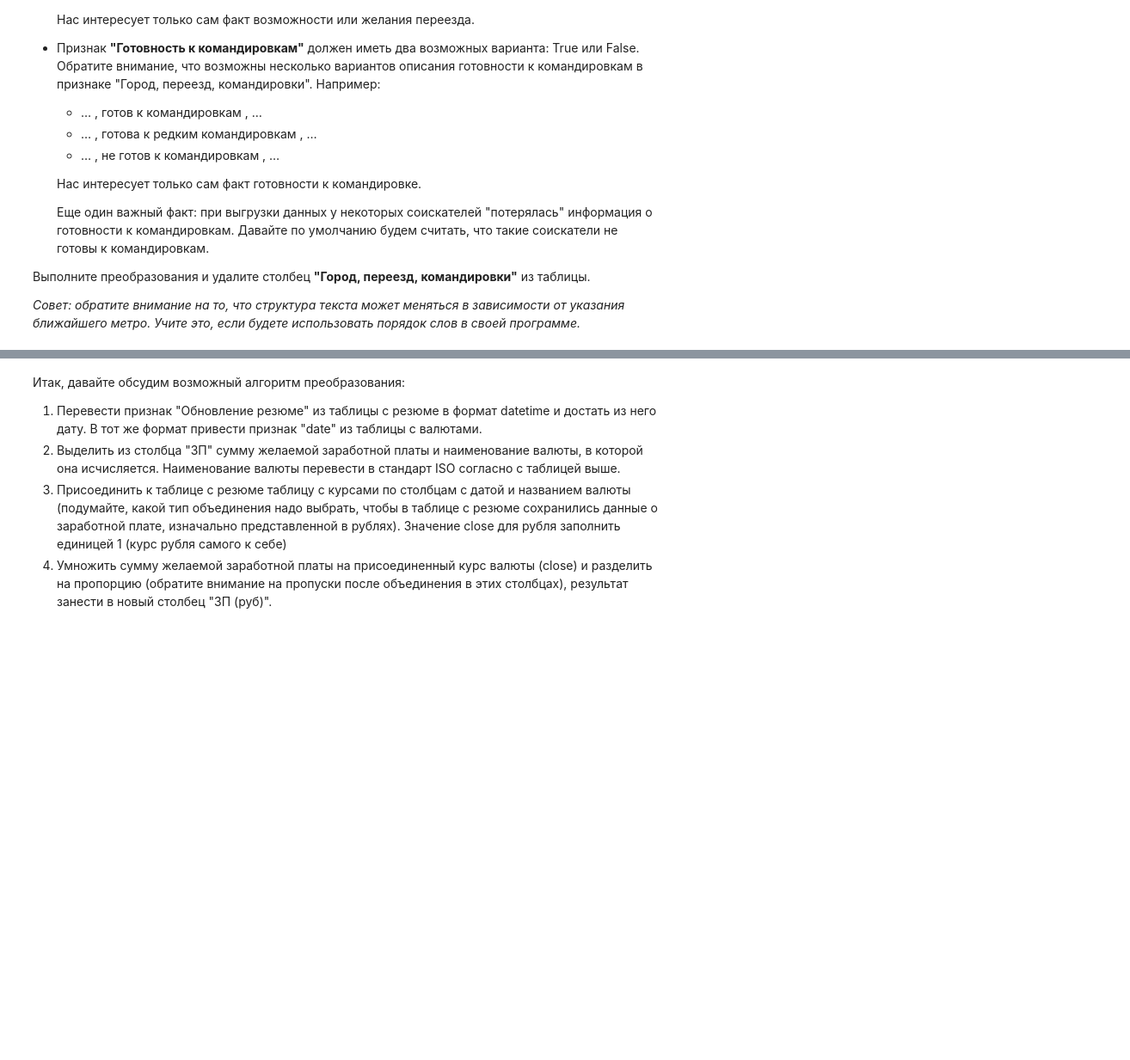
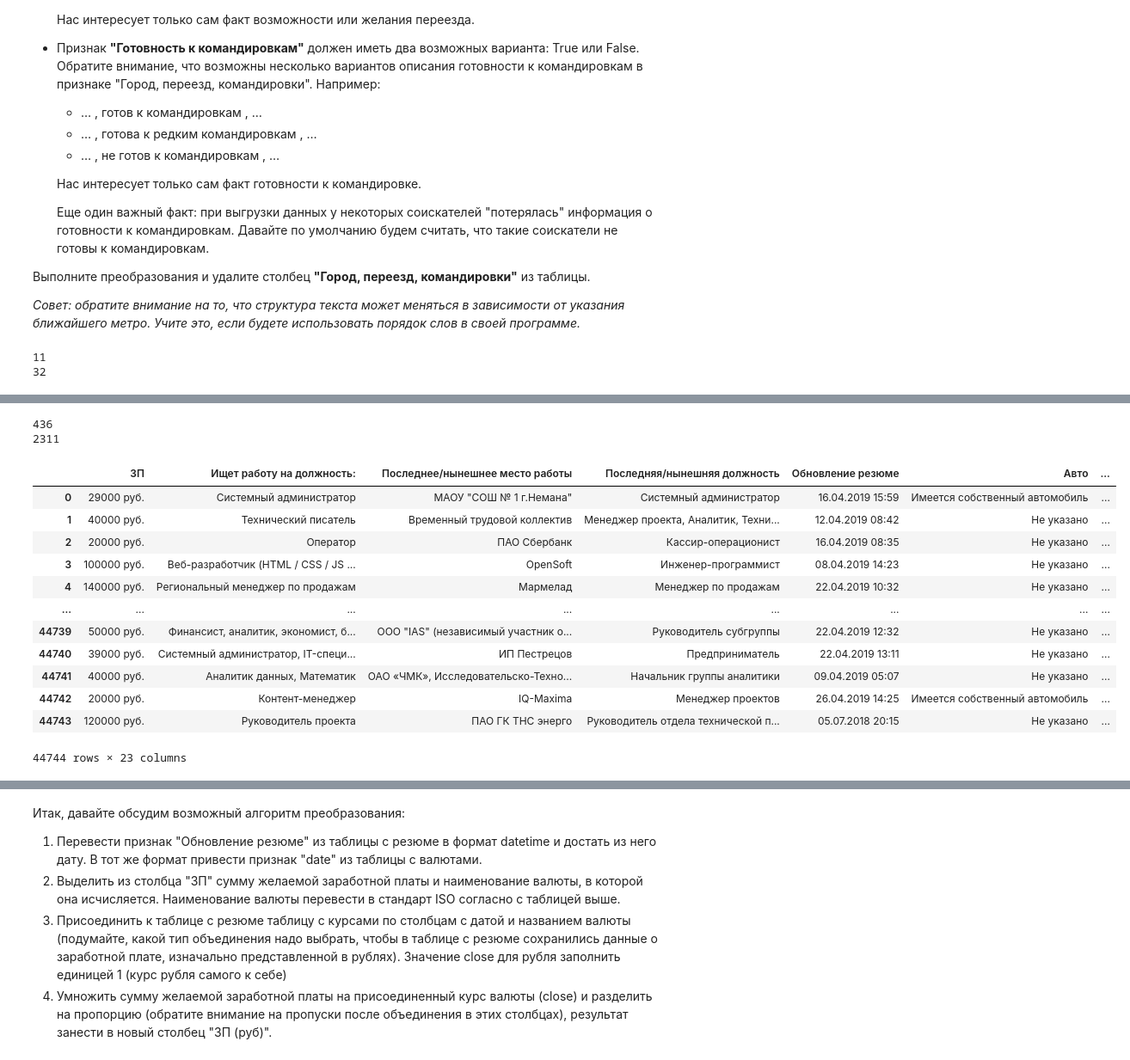
Before and after one commit to Kagemushe/sf_data_science, a Jupyter notebook: Project-1._Ноутбук-шаблон.ipynb, the cells around one changed output, grey strips where cells are left out. Shown at 86% size. Saved outputs shown, nothing was run; the diff lists cells and outputs as text; code cells hidden in the pictures; blank space fills up the shorter version.

```diff
--- a/Project-1._Ноутбук-шаблон.ipynb
+++ b/Project-1._Ноутбук-шаблон.ipynb
@@ -165,3 +320,19 @@ Name: Ищет работу на должность:, dtype: object
+# %%
+# Задание 3.4
+
+# Находим процент соискателей, проживающих в Санкт-Петербурге
+print(round(hh_data['Город'].value_counts(normalize=True)['Санкт-Петербург'] * 100))
+
+# Находим процент соискателей готовых одновременно и к переезду и к командировкам от общего количества
+mask_1 = hh_data['Готовность к командировкам'] == True
+mask_2 = hh_data['Готовность к переезду'] == True
+print(round(((hh_data[mask_1 & mask_2].shape[0])/hh_data.shape[0])*100))
+
+# Удаляем исходный признак
+hh_data = hh_data.drop(['Город, переезд, командировки'], axis=1)
+# %% [output]
+11
+32
 # %% [markdown]
 5. Рассмотрим поближе признаки **"Занятость"** и **"График"**. Сейчас признаки представляют собой набор категорий желаемой занятости (полная занятость, частичная занятость, проектная работа, волонтерство, стажировка) и желаемого графика работы (полный день, сменный график, гибкий график, удаленная работа, вахтовый метод).
 На сайте hh.ru соискатель может указывать различные комбинации данных категорий, например:
@@ -179,6 +350,53 @@ Name: Ищет работу на должность:, dtype: object
 Выполните данное преобразование для признаков "Занятость" и "График", ответьте на контрольные вопросы, после чего удалите их из таблицы
 # %%
 #ваш код здесь
+
+#Создаем функцию, разделяющую строку по запятой и пробелу
+func_splited = lambda x: x.split(', ')
+# Применяем ее к признакам "Занятость" и "График"
+hh_data['Занятость'] = hh_data['Занятость'].apply(func_splited)
+hh_data['График'] = hh_data['График'].apply(func_splited)
+
+# определяем уникальные категории для интересующих нас признаков, и создаем из них список
+metrics_employment = hh_data['Занятость'].value_counts().sort_index(key=lambda x: x.str.len(), ascending=False).index[0]
+metrics_schedule = hh_data['График'].value_counts().sort_index(key=lambda x: x.str.len(), ascending=False).index[0]
+
+# Создаем новые признаки из исходного признака "Занятость"
+# Новые признаки будут содержать в себе значения True и False
+for employment in metrics_employment:
+    hh_data[employment] = hh_data['Занятость'].apply(lambda x: employment in x if x else False)
+
+# Создаем новые признаки из исходного признака "График"
+# Новые признаки будут содержать в себе значения True и False
+for schedule in metrics_schedule:
+    hh_data[schedule] = hh_data['График'].apply(lambda x: schedule in x if x else False)
+# %%
+# Задание 3.5
+
+# Находим количество людей, ищущих проектную работу и волонтерство
+print(hh_data[(hh_data['проектная работа'] == True) & (hh_data['волонтерство'] == True)].shape[0])
+
+# Находим количетсво людей, которые хотят работать вахтовым методом и с гибким графиком
+print(hh_data[(hh_data['вахтовый метод'] == True) & (hh_data['гибкий график'] == True)].shape[0])
+
+# Удаляем исходные признаки
+hh_data.drop(['Занятость', 'График'], axis=1)
+# %% [output]
+436
+2311
+|  | ЗП | Ищет работу на должность: | Последнее/нынешнее место работы | Последняя/нынешняя должность | Обновление резюме | Авто | ... |
+| 0 | 29000 руб. | Системный администратор | МАОУ "СОШ № 1 г.Немана" | Системный администратор | 16.04.2019 15:59 | Имеется собственный автомобиль | ... |
+| 1 | 40000 руб. | Технический писатель | Временный трудовой коллектив | Менеджер проекта, Аналитик, Техни... | 12.04.2019 08:42 | Не указано | ... |
+| 2 | 20000 руб. | Оператор | ПАО Сбербанк | Кассир-операционист | 16.04.2019 08:35 | Не указано | ... |
+| 3 | 100000 руб. | Веб-разработчик (HTML / CSS / JS ... | OpenSoft | Инженер-программист | 08.04.2019 14:23 | Не указано | ... |
+| 4 | 140000 руб. | Региональный менеджер по продажам | Мармелад | Менеджер по продажам | 22.04.2019 10:32 | Не указано | ... |
+| ... | ... | ... | ... | ... | ... | ... | ... |
+| 44739 | 50000 руб. | Финансист, аналитик, экономист, б... | ООО "IAS" (независимый участник о... | Руководитель субгруппы | 22.04.2019 12:32 | Не указано | ... |
+| 44740 | 39000 руб. | Системный администратор, IT-специ... | ИП Пестрецов | Предприниматель | 22.04.2019 13:11 | Не указано | ... |
+| 44741 | 40000 руб. | Аналитик данных, Математик | ОАО «ЧМК», Исследовательско-Техно... | Начальник группы аналитики | 09.04.2019 05:07 | Не указано | ... |
+| 44742 | 20000 руб. | Контент-менеджер | IQ-Maxima | Менеджер проектов | 26.04.2019 14:25 | Имеется собственный автомобиль | ... |
+| 44743 | 120000 руб. | Руководитель проекта | ПАО ГК ТНС энерго | Руководитель отдела технической п... | 05.07.2018 20:15 | Не указано | ... |
+44744 rows × 23 columns
 # %% [markdown]
 6. (2 балла) Наконец, мы добрались до самого главного и самого важного - признака заработной платы **"ЗП"**.
 В чем наша беда? В том, что помимо желаемой заработной платы соискатель указывает валюту, в которой он бы хотел ее получать, например:
```
Also changed, not shown: parts of 13 cells of this notebook.
